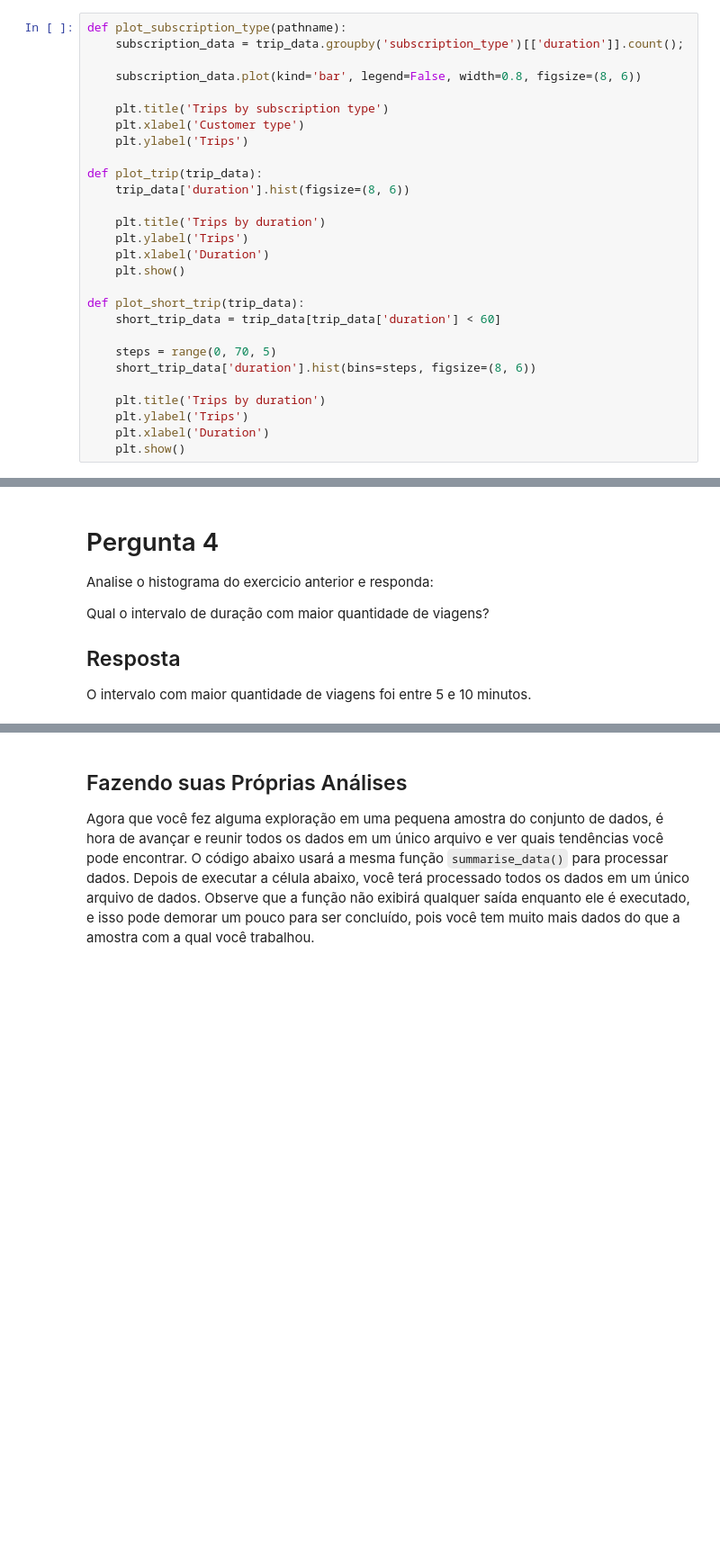
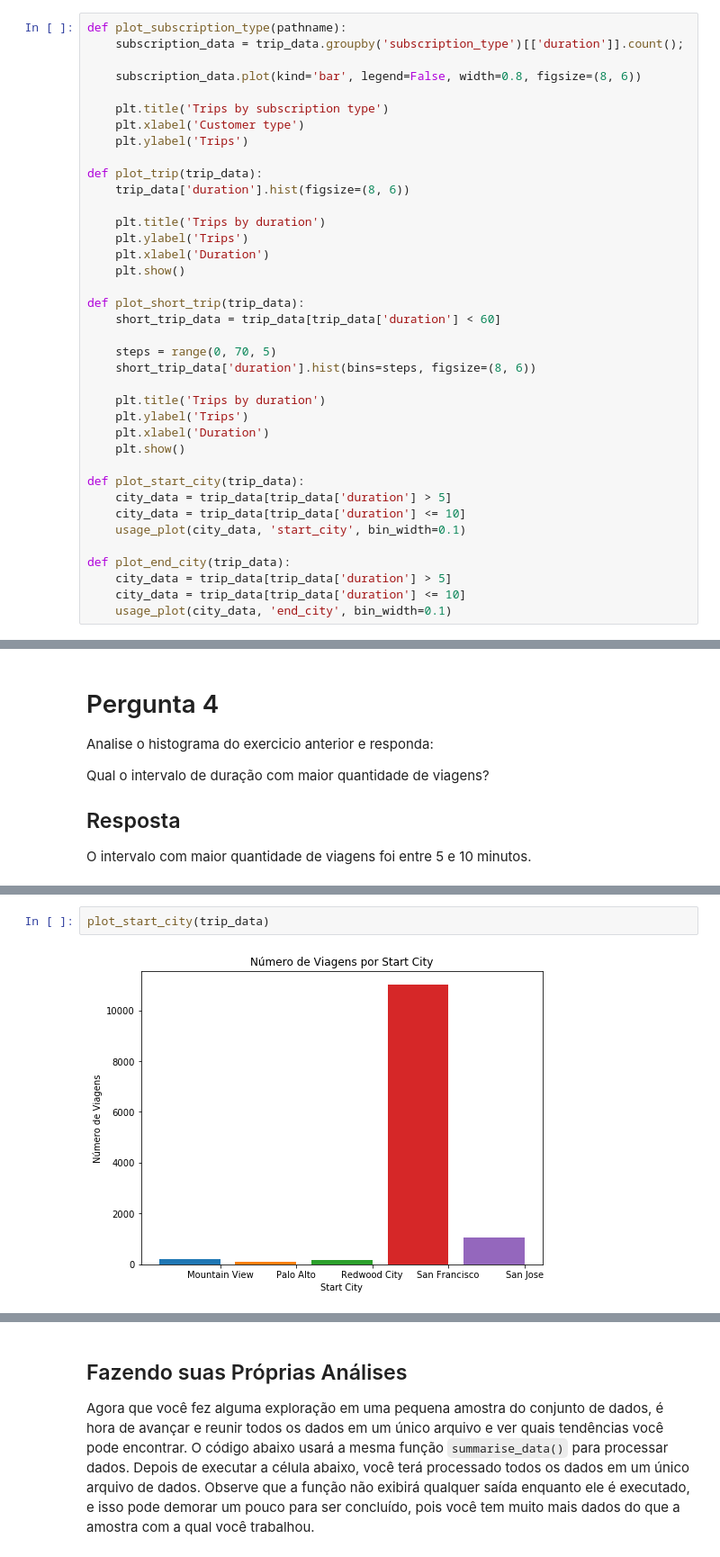
Before and after one commit to jpventura/BikeShareAnalysis, a Jupyter notebook: Analise_Bay_Area_Bike_Share-NDFDSI.ipynb, the cells around one changed output, grey strips where cells are left out. Shown: that part at 90% size. Cells and saved outputs as stored; diff of their text form; blank space fills up the shorter version.

```diff
--- a/Analise_Bay_Area_Bike_Share-NDFDSI.ipynb
+++ b/Analise_Bay_Area_Bike_Share-NDFDSI.ipynb
@@ -316,6 +302,16 @@ def plot_short_trip(trip_data):
     plt.ylabel('Trips')
     plt.xlabel('Duration')
     plt.show()
+
+def plot_start_city(trip_data):
+    city_data = trip_data[trip_data['duration'] > 5]
+    city_data = trip_data[trip_data['duration'] <= 10]
+    usage_plot(city_data, 'start_city', bin_width=0.1)
+
+def plot_end_city(trip_data):
+    city_data = trip_data[trip_data['duration'] > 5]
+    city_data = trip_data[trip_data['duration'] <= 10]
+    usage_plot(city_data, 'end_city', bin_width=0.1)
 # %%
 plot_subscription_type(trip_data)
 # %% [output]
@@ -401,0 +398,4 @@ city_data = trip_data[trip_data['duration'] <= 10]
+# %%
+plot_start_city(trip_data)
+# %% [output]
+[figure, added]
```
Also changed, not shown: parts of 20 cells of this notebook, 2 other files.
